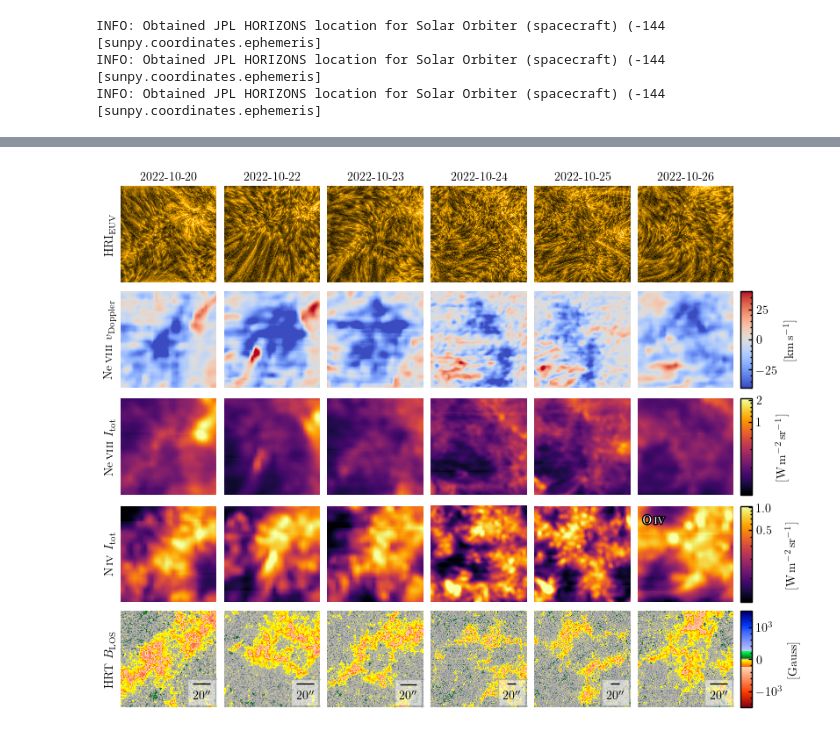
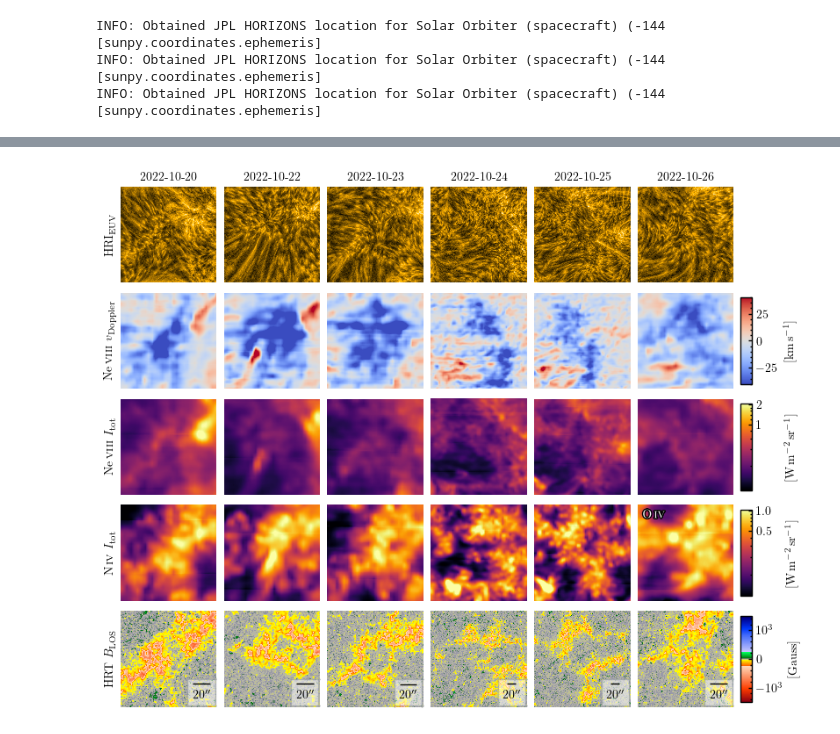
Before and after one commit to yjzhu-solar/EIS_DKIST_SolO, a Jupyter notebook: ipynb/ms_eis_eui_upflow/hri_spice_evolution.ipynb, the cells around one changed output, grey strips where cells are left out. Cells and saved outputs as stored; diff of their text form; code cells hidden in the pictures.

```diff
--- a/ipynb/ms_eis_eui_upflow/hri_spice_evolution.ipynb
+++ b/ipynb/ms_eis_eui_upflow/hri_spice_evolution.ipynb
@@ -417,19 +428,19 @@ im46 = saffron_int_map_1026_NIV.plot(axes=ax46, norm=ImageNormalize(vmin=np.nanp
 im56 = hrt_map_1026.plot(axes=ax56, norm=ImageNormalize(vmin=-1500,vmax=1500), title=None, cmap='hmimag')
 
 clb26, clb_ax26 = plot_colorbar(im26, ax26,
-              bbox_to_anchor=(1.07, 0, 0.12, 1),)
+              bbox_to_anchor=(1.07, 0.05, 0.12, 0.9),)
 clb26.set_label(r'$\mathrm{[km\,s^{-1}]}$', labelpad=5)
 
 clb36, clb_ax36 = plot_colorbar(im36, ax36,
-                bbox_to_anchor=(1.07, 0, 0.12, 1),)
-clb36.set_label(r'$\mathrm{[W\,m^{-2}\,sr^{-1}]}$', labelpad=11)
+                bbox_to_anchor=(1.07, 0.05, 0.12, 0.9),)
+clb36.set_label(r'$\mathrm{[W\,m^{-2}\,sr^{-1}]}$', labelpad=18)
 
 clb46, clb_ax46 = plot_colorbar(im46, ax46,
-                bbox_to_anchor=(1.07, 0, 0.12, 1), )
+                bbox_to_anchor=(1.07, 0.05, 0.12, 0.9), )
 clb46.set_label(r'$\mathrm{[W\,m^{-2}\,sr^{-1}]}$', labelpad=11)
 
 clb56, clb_ax56 = plot_colorbar(im56, ax56,
-                bbox_to_anchor=(1.07, 0, 0.12, 1), )
+                bbox_to_anchor=(1.07, 0.05, 0.12, 0.9), )
 clb56.set_label(r'$\mathrm{[Gauss]}$', labelpad=4)
 
 clb_ax56.yaxis.set_major_formatter(LogFormatterSciNotation())
@@ -439,34 +450,37 @@ clb_ax56.yaxis.set_major_formatter(LogFormatterSciNotation())
 
 for ax_ in fig.get_axes():
     ax_.axis('off')
     ax_.coords[0].axislabels.set_visible(False)
     ax_.coords[1].axislabels.set_visible(False)
     ax_.coords[0].set_ticklabel_visible(False)
     ax_.coords[1].set_ticklabel_visible(False)
     ax_.coords[0].set_ticks_visible(False)
 
 for ax_ in (ax51,ax52,ax53,ax54,ax55,ax56):
     wcs_scalebar(ax_, length=20*u.arcsec, color='black', label=r'$20^{\prime\prime}$', corner='bottom right', borderpad=0.02,
                  frame=True,bbox_props=dict(boxstyle='round,pad=-0.1',facecolor='white', edgecolor='#91989F', alpha=0.5))
 
 ax11.text(-0.1, 0.5, r'HRI\textsubscript{EUV}', transform=ax11.transAxes, rotation=90, va='center', ha='center')
 ax21.text(-0.1, 0.5, r'Ne\,\textsc{viii} $v_{\rm Doppler}$', transform=ax21.transAxes, rotation=90, va='center', ha='center')
 ax31.text(-0.1, 0.5, r'Ne\,\textsc{viii} $I_{\rm tot}$', transform=ax31.transAxes, rotation=90, va='center', ha='center')
 ax41.text(-0.1, 0.5, r'N\,\textsc{iv} $I_{\rm tot}$', transform=ax41.transAxes, rotation=90, va='center', ha='center')
 ax51.text(-0.1, 0.5, r'HRT $B_{\rm LOS}$', transform=ax51.transAxes, rotation=90, va='center', ha='center')
 
-ax46.text(0.05, 0.9, r'\textbf{O\,\textsc{iv}}', transform=ax46.transAxes, va='top', ha='left', color='white',
+ax46.text(0.05, 0.95, r'\textbf{O\,\textsc{iv}}', transform=ax46.transAxes, va='top', ha='left', color='white',
           path_effects=[path_effects.withStroke(linewidth=2, foreground='black')])
 
 ax11.text(0.5, 1.1, r'2022-10-20', transform=ax11.transAxes, va='center', ha='center')
 ax12.text(0.5, 1.1, r'2022-10-22', transform=ax12.transAxes, va='center', ha='center')
 ax13.text(0.5, 1.1, r'2022-10-23', transform=ax13.transAxes, va='center', ha='center')
 ax14.text(0.5, 1.1, r'2022-10-24', transform=ax14.transAxes, va='center', ha='center')
 ax15.text(0.5, 1.1, r'2022-10-25', transform=ax15.transAxes, va='center', ha='center')
 ax16.text(0.5, 1.1, r'2022-10-26', transform=ax16.transAxes, va='center', ha='center')
 
+# from matplotlib._layoutgrid import plot_children
+# plot_children(fig)
+
 plt.savefig('../../figs/ms_eis_eui_upflow/hri_spice_phi_evolution.pdf', bbox_inches='tight', dpi=300)
 # %% [output]
-[figure, old version]
+[figure, new version]
 # %%
 saffron_vel_map_1020.save("../../src/coalign_map/20221020/saffron_vel_map_zoomin_east.fits", overwrite=True)
```
Also changed, not shown: parts of 2 cells of this notebook, 24 other files.
